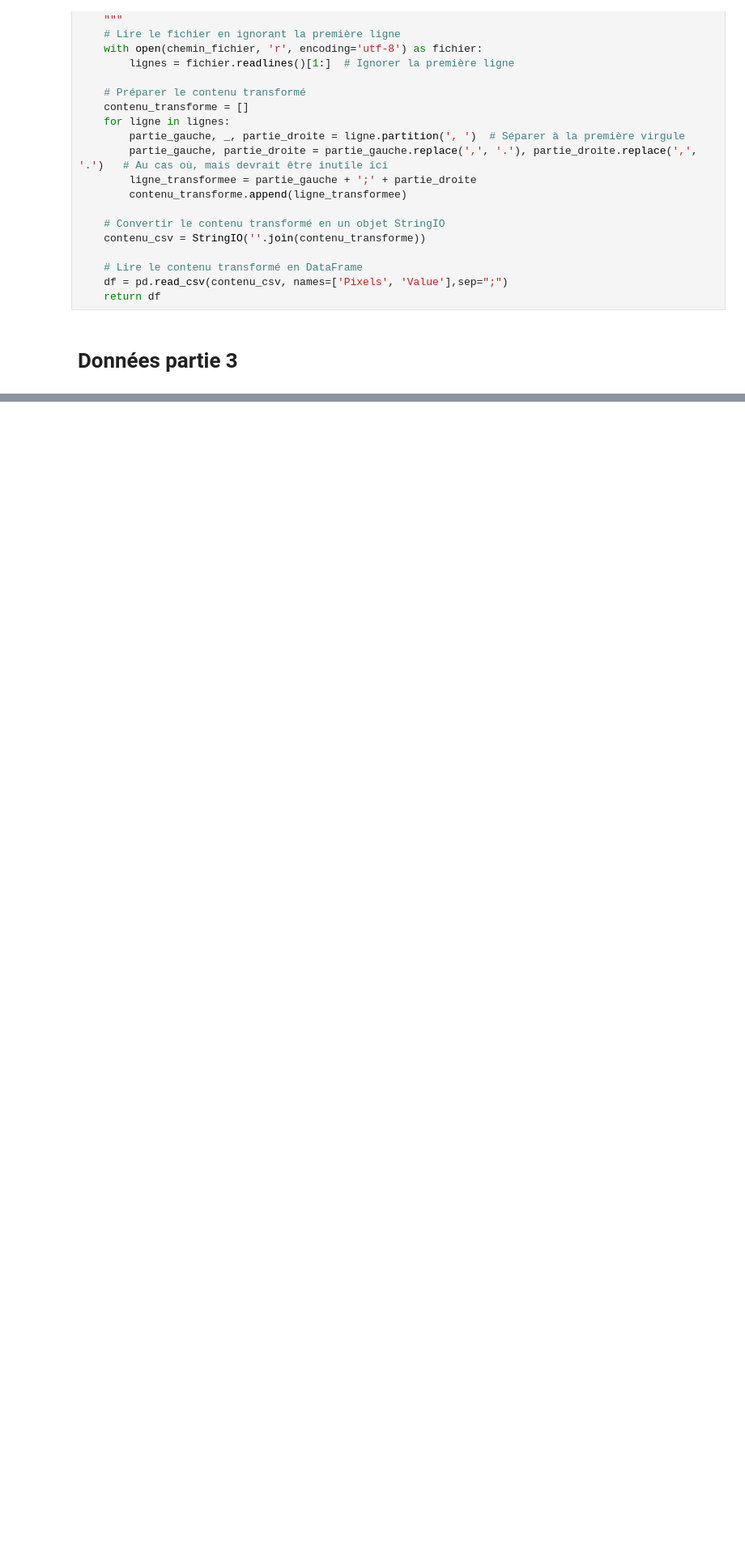
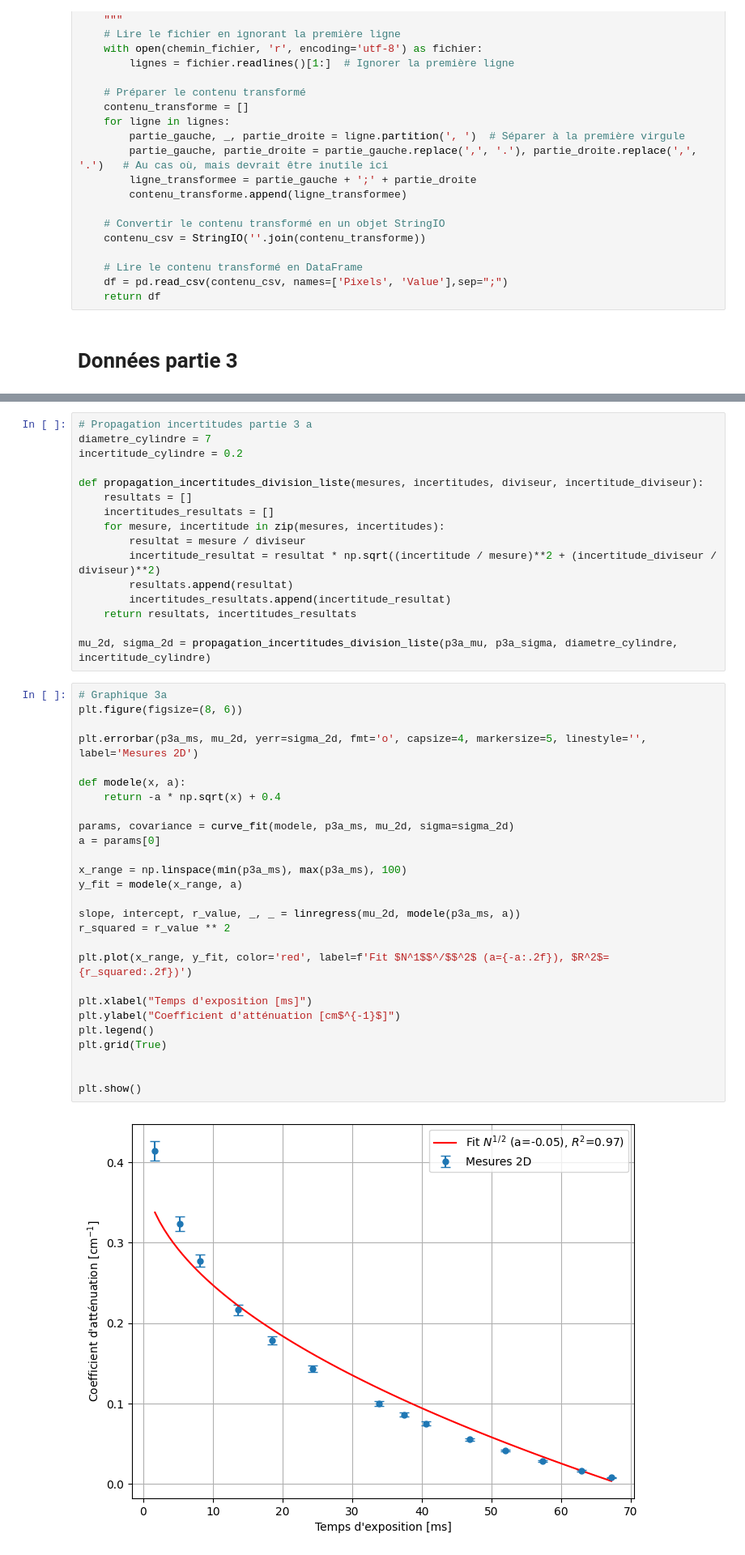
Before and after one commit to felixantoine1/labV_projet, a Jupyter notebook: analyse_partie3.ipynb, the cells around one changed output, grey strips where cells are left out. Shown at 81% size. Cells and saved outputs as stored; diff of their text form; blank space fills up the shorter version.

Commit message:
Graphique partie 3a

```diff
--- a/analyse_partie3.ipynb
+++ b/analyse_partie3.ipynb
@@ -66,3 +68,48 @@ p3b_cone_clair_mu = df_partie_3b["Cône clair"][1:8]
 p3b_cone_clair_cnr = df_partie_3b["Unnamed: 5"][1:8]
 p3b_cone_sombre_mu = df_partie_3b["Cône clair"][1:8]
 p3b_cone_sombre_cnr = df_partie_3b["Unnamed: 8"][1:8]
+# %%
+# Propagation incertitudes partie 3 a
+diametre_cylindre = 7
+incertitude_cylindre = 0.2
+
+def propagation_incertitudes_division_liste(mesures, incertitudes, diviseur, incertitude_diviseur):
+    resultats = []
+    incertitudes_resultats = []
+    for mesure, incertitude in zip(mesures, incertitudes):
+        resultat = mesure / diviseur
+        incertitude_resultat = resultat * np.sqrt((incertitude / mesure)**2 + (incertitude_diviseur / diviseur)**2)
+        resultats.append(resultat)
+        incertitudes_resultats.append(incertitude_resultat)
+    return resultats, incertitudes_resultats
+
+mu_2d, sigma_2d = propagation_incertitudes_division_liste(p3a_mu, p3a_sigma, diametre_cylindre, incertitude_cylindre)
+# %%
+# Graphique 3a
+plt.figure(figsize=(8, 6))
+
+plt.errorbar(p3a_ms, mu_2d, yerr=sigma_2d, fmt='o', capsize=4, markersize=5, linestyle='', label='Mesures 2D')
+
+def modele(x, a):
+    return -a * np.sqrt(x) + 0.4
+
+params, covariance = curve_fit(modele, p3a_ms, mu_2d, sigma=sigma_2d)
+a = params[0]
+
+x_range = np.linspace(min(p3a_ms), max(p3a_ms), 100)
+y_fit = modele(x_range, a)
+
+slope, intercept, r_value, _, _ = linregress(mu_2d, modele(p3a_ms, a))
+r_squared = r_value ** 2
+
+plt.plot(x_range, y_fit, color='red', label=f'Fit $N^1$$^/$$^2$ (a={-a:.2f}), $R^2$={r_squared:.2f})')
+
+plt.xlabel("Temps d'exposition [ms]")
+plt.ylabel("Coefficient d'atténuation [cm$^{-1}$]")
+plt.legend()
+plt.grid(True)
+
+
+plt.show()
+# %% [output]
+[figure, added]
```
Also changed, not shown: parts of 2 cells of this notebook.
